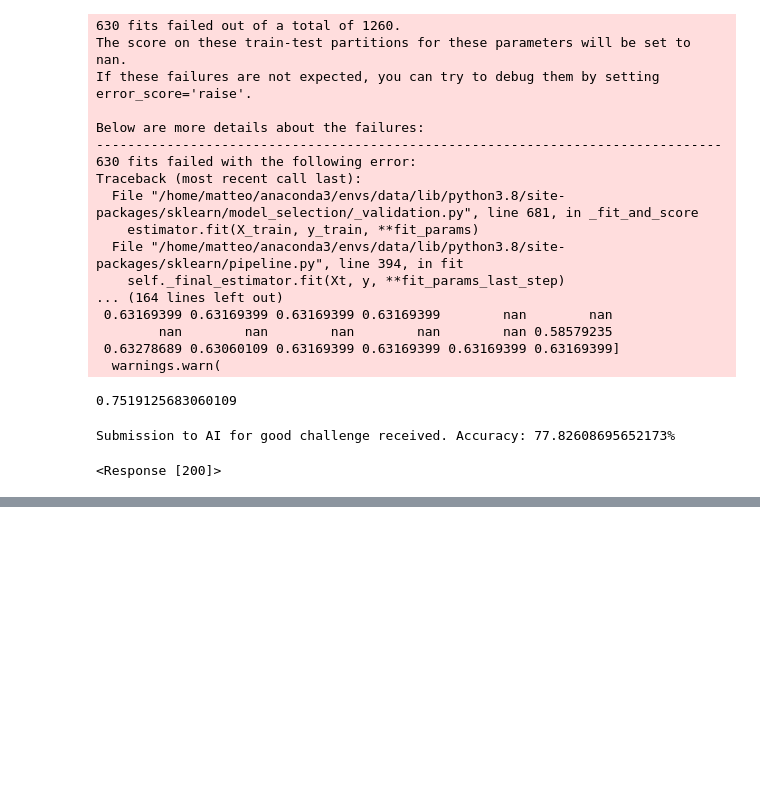
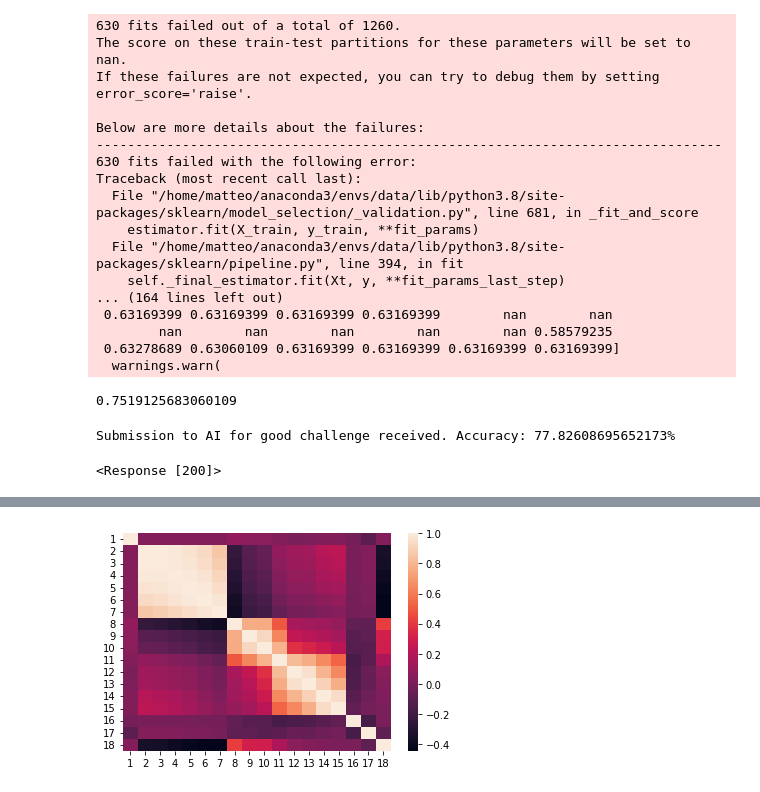
Before and after one commit to jerryzhch/unit8_hackathon, a Jupyter notebook: mr_ai4good.ipynb, the cells around one changed output, grey strips where cells are left out. Cells and saved outputs as stored; diff of their text form; code cells hidden in the pictures; blank space fills up the shorter version.

```diff
--- a/mr_ai4good.ipynb
+++ b/mr_ai4good.ipynb
@@ -310,0 +394,8 @@ sg = SGDClassifier()
+# %%
+rf = RandomForestClassifier()
+param_grid = {
+    "max_depth": [3, 5, 7, 12, None],
+    'min_samples_split':[5, 10]
+}
+src = HalvingGridSearchCV(rf, param_grid, resource='n_estimators', max_resources=10)
+src.fit(X, y)
@@ -310,0 +419,15 @@ sg = SGDClassifier()
+# %%
+lr = LogisticRegression()
+pipe_lr = Pipeline([ ('st', StandardScaler()), ('lr', LogisticRegression()) ])
+rf_param = {
+    'lr__penalty':['l2', 'none'],
+    'lr__tol': [1e-3, 1e-4, 1e-5],
+    'lr__class_weight': ['balanced', None],
+    'lr__max_iter':[10000, 100000],
+    'lr__multi_class':['auto', 'ovr'],
+    'lr__warm_start':[True, False],
+}
+
+src_lr = HalvingGridSearchCV(pipe_lr, rf_param)
+# %%
+src_lr.fit(X, y)
@@ -310,0 +614,5 @@ sg = SGDClassifier()
+# %%
+import seaborn as sns
+ax = sns.heatmap(X.corr())
+# %% [output]
+[figure, added]
```
Also changed, not shown: parts of 97 cells of this notebook.
